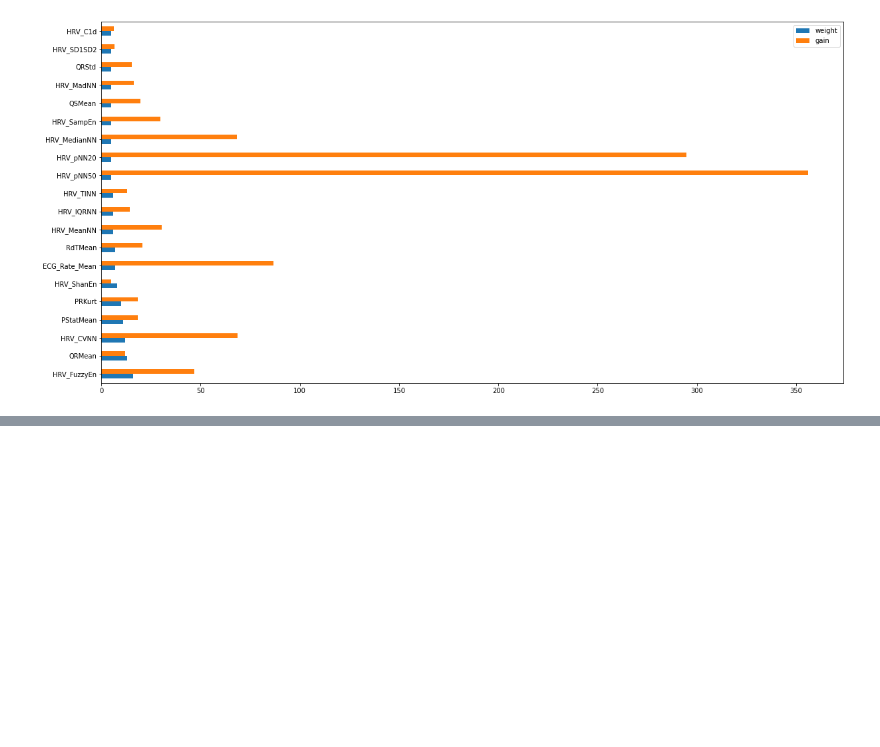
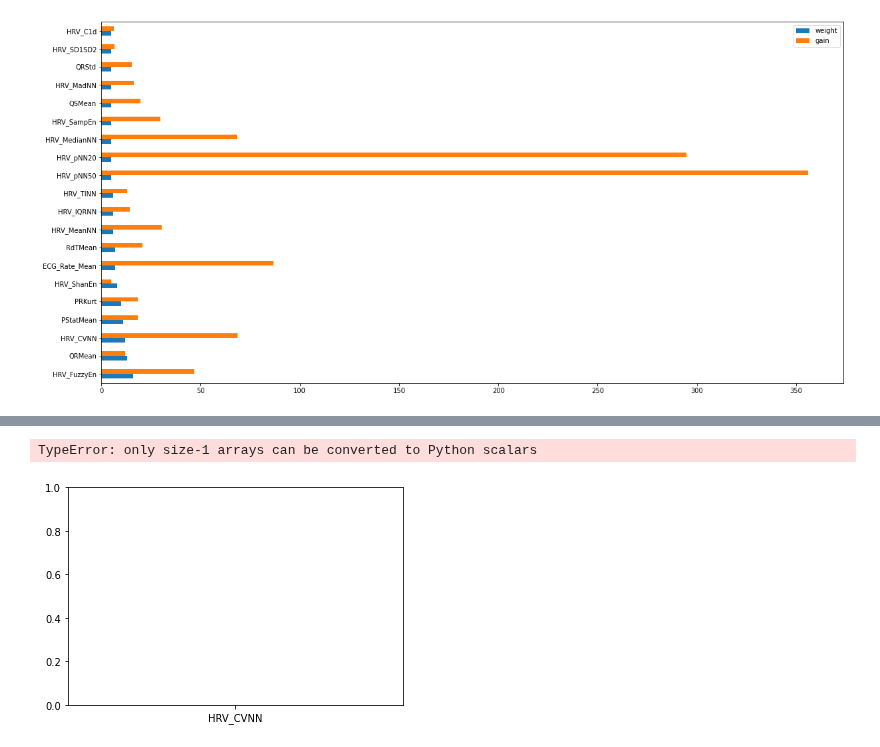
Before and after one commit to loewe2/die-sonderposten, a Jupyter notebook: xgbfeatures.ipynb, the cells around one changed output, grey strips where cells are left out. Cells and saved outputs as stored; diff of their text form; code cells hidden in the pictures; blank space fills up the shorter version.

```diff
--- a/xgbfeatures.ipynb
+++ b/xgbfeatures.ipynb
@@ -112,0 +141,7 @@ plt.show()
+# %%
+plt.bar(keys_w[0:20], (values_w[0:20], values_g[0:20]))
+plt.xticks(rotation='vertical')
+plt.show()
+# %% [output]
+TypeError: only size-1 arrays can be converted to Python scalars
+[figure, added]
```
Also changed, not shown: parts of 12 cells of this notebook.
